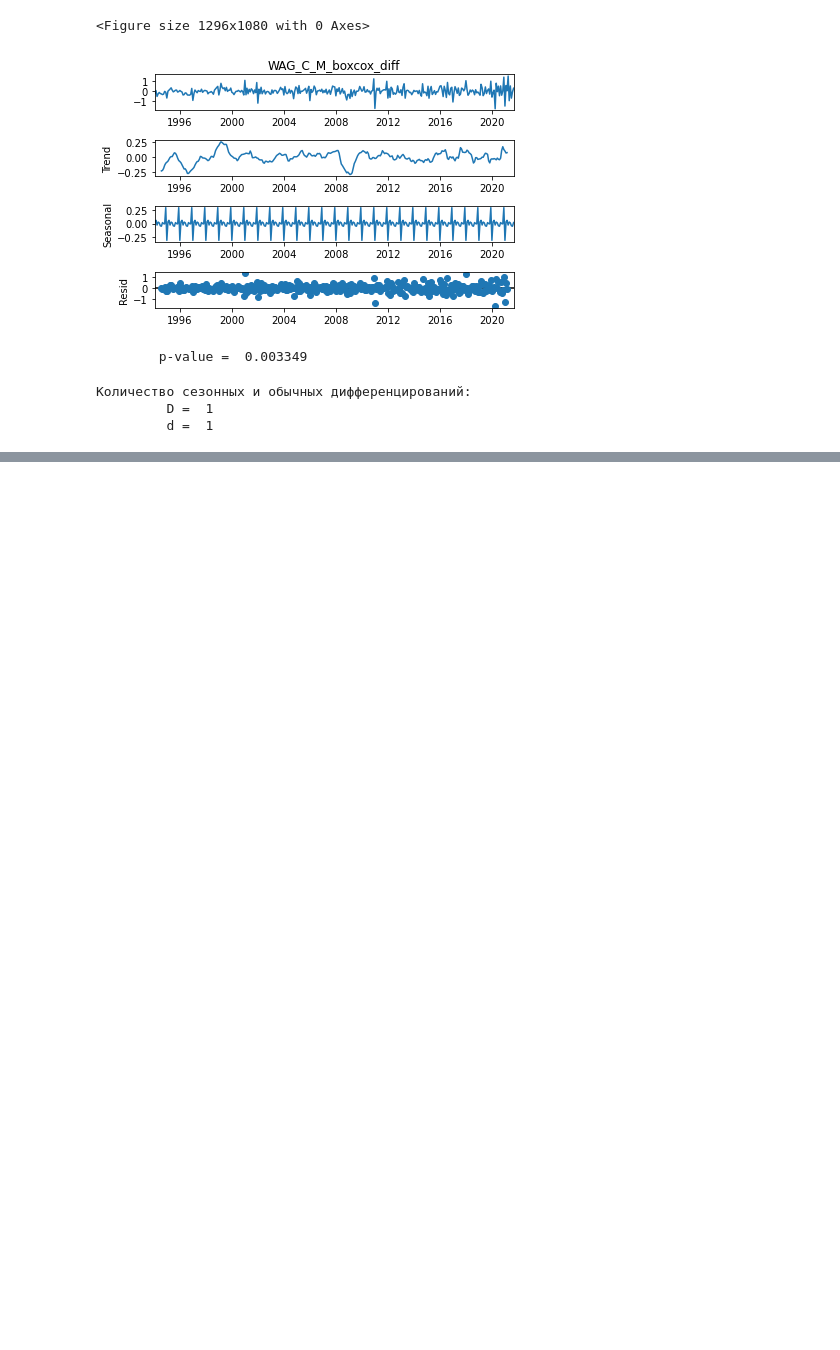
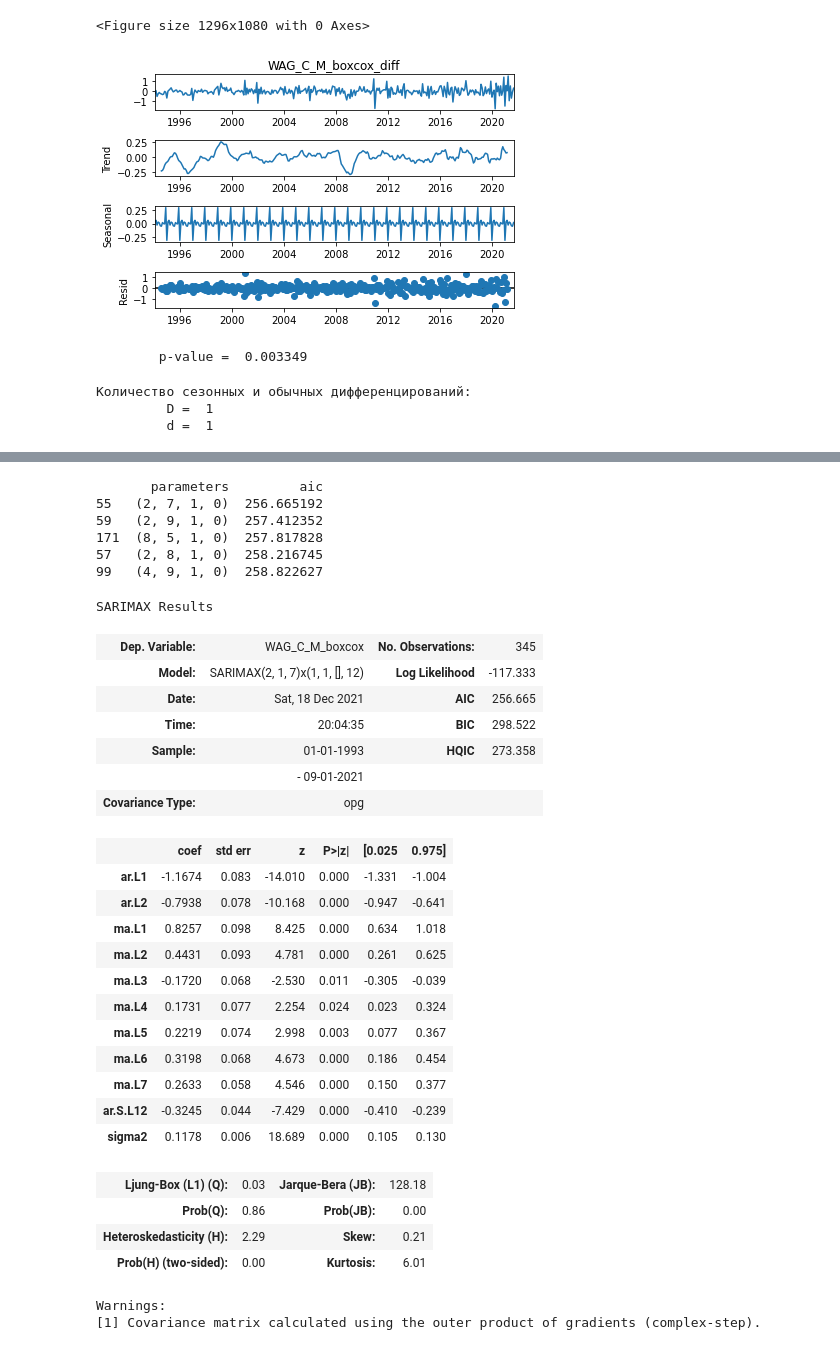
Before and after one commit to RBVV23/Coursera, a Jupyter notebook: Прикладные задачи анализа данных/Week_1/Task_1/average_wages_forecasting.ipynb, the cells around one changed output, grey strips where cells are left out. Drawn from its saved outputs; the diff is of its cells as text; code cells hidden in the pictures; blank space fills up the shorter version.

```diff
--- a/Прикладные задачи анализа данных/Week_1/Task_1/average_wages_forecasting.ipynb
+++ b/Прикладные задачи анализа данных/Week_1/Task_1/average_wages_forecasting.ipynb
@@ -173 +176,14 @@ p - номер последнего несезонного лага со зна
          p =  8
+# %%
+# ПУНКТ ПЯТЫЙ - обучение и сравнение моделей-кандидатов, выбор победителя
+
+# немного подготовительных действий
+
+ps = range(p+1)
+Ps = range(P+1)
+qs = range(q+1)
+Qs = range(Q+1)
+
+parametrs = product(ps, qs, Ps, Qs)
+parametrs_list = list(parametrs)
+print('Количество моделей для перебора: ', len(parametrs_list), '\n')
@@ -173,0 +235,40 @@ p - номер последнего несезонного лага со зна
+# %%
+result_table = pd.DataFrame(results)
+result_table.columns = ['parameters', 'aic']
+print(result_table.sort_values(by = 'aic', ascending=True).head())
+# %% [output]
+       parameters         aic
+55   (2, 7, 1, 0)  256.665192
+59   (2, 9, 1, 0)  257.412352
+171  (8, 5, 1, 0)  257.817828
+57   (2, 8, 1, 0)  258.216745
+99   (4, 9, 1, 0)  258.822627
+# %%
+best_model.summary()
+# %% [output]
+SARIMAX Results
+| Dep. Variable: | WAG_C_M_boxcox | No. Observations: | 345 |
+| Model: | SARIMAX(2, 1, 7)x(1, 1, [], 12) | Log Likelihood | -117.333 |
+| Date: | Sat, 18 Dec 2021 | AIC | 256.665 |
+| Time: | 20:04:35 | BIC | 298.522 |
+| Sample: | 01-01-1993 | HQIC | 273.358 |
+|  | - 09-01-2021 |  |  |
+| Covariance Type: | opg |  |  |
+|  | coef | std err | z | P>|z| | [0.025 | 0.975] |
+| ar.L1 | -1.1674 | 0.083 | -14.010 | 0.000 | -1.331 | -1.004 |
+| ar.L2 | -0.7938 | 0.078 | -10.168 | 0.000 | -0.947 | -0.641 |
+| ma.L1 | 0.8257 | 0.098 | 8.425 | 0.000 | 0.634 | 1.018 |
+| ma.L2 | 0.4431 | 0.093 | 4.781 | 0.000 | 0.261 | 0.625 |
+| ma.L3 | -0.1720 | 0.068 | -2.530 | 0.011 | -0.305 | -0.039 |
+| ma.L4 | 0.1731 | 0.077 | 2.254 | 0.024 | 0.023 | 0.324 |
+| ma.L5 | 0.2219 | 0.074 | 2.998 | 0.003 | 0.077 | 0.367 |
+| ma.L6 | 0.3198 | 0.068 | 4.673 | 0.000 | 0.186 | 0.454 |
+| ma.L7 | 0.2633 | 0.058 | 4.546 | 0.000 | 0.150 | 0.377 |
+| ar.S.L12 | -0.3245 | 0.044 | -7.429 | 0.000 | -0.410 | -0.239 |
+| sigma2 | 0.1178 | 0.006 | 18.689 | 0.000 | 0.105 | 0.130 |
+| Ljung-Box (L1) (Q): | 0.03 | Jarque-Bera (JB): | 128.18 |
+| Prob(Q): | 0.86 | Prob(JB): | 0.00 |
+| Heteroskedasticity (H): | 2.29 | Skew: | 0.21 |
+| Prob(H) (two-sided): | 0.00 | Kurtosis: | 6.01 |
+Warnings:
+[1] Covariance matrix calculated using the outer product of gradients (complex-step).
```
Also changed, not shown: parts of 6 cells of this notebook.
